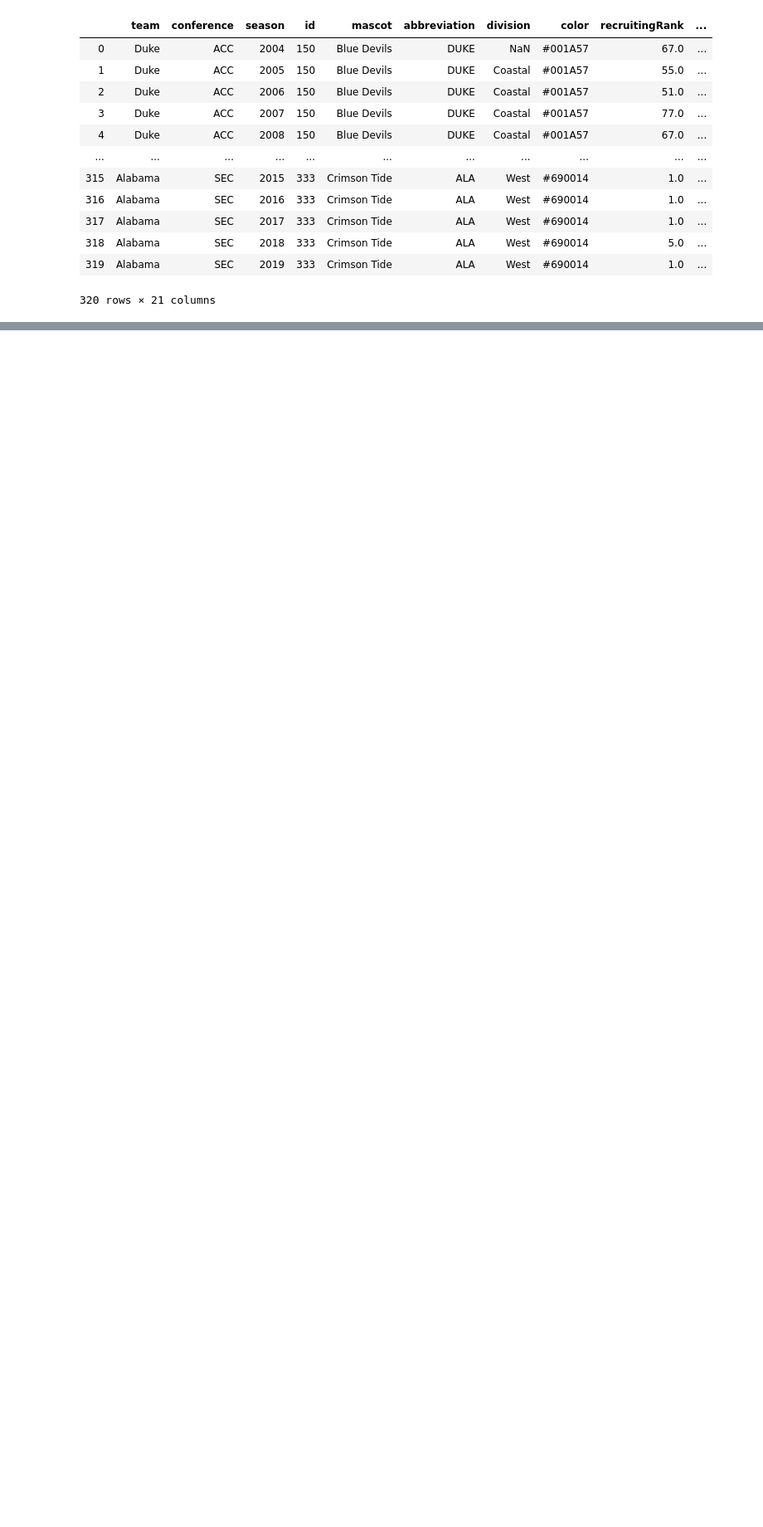
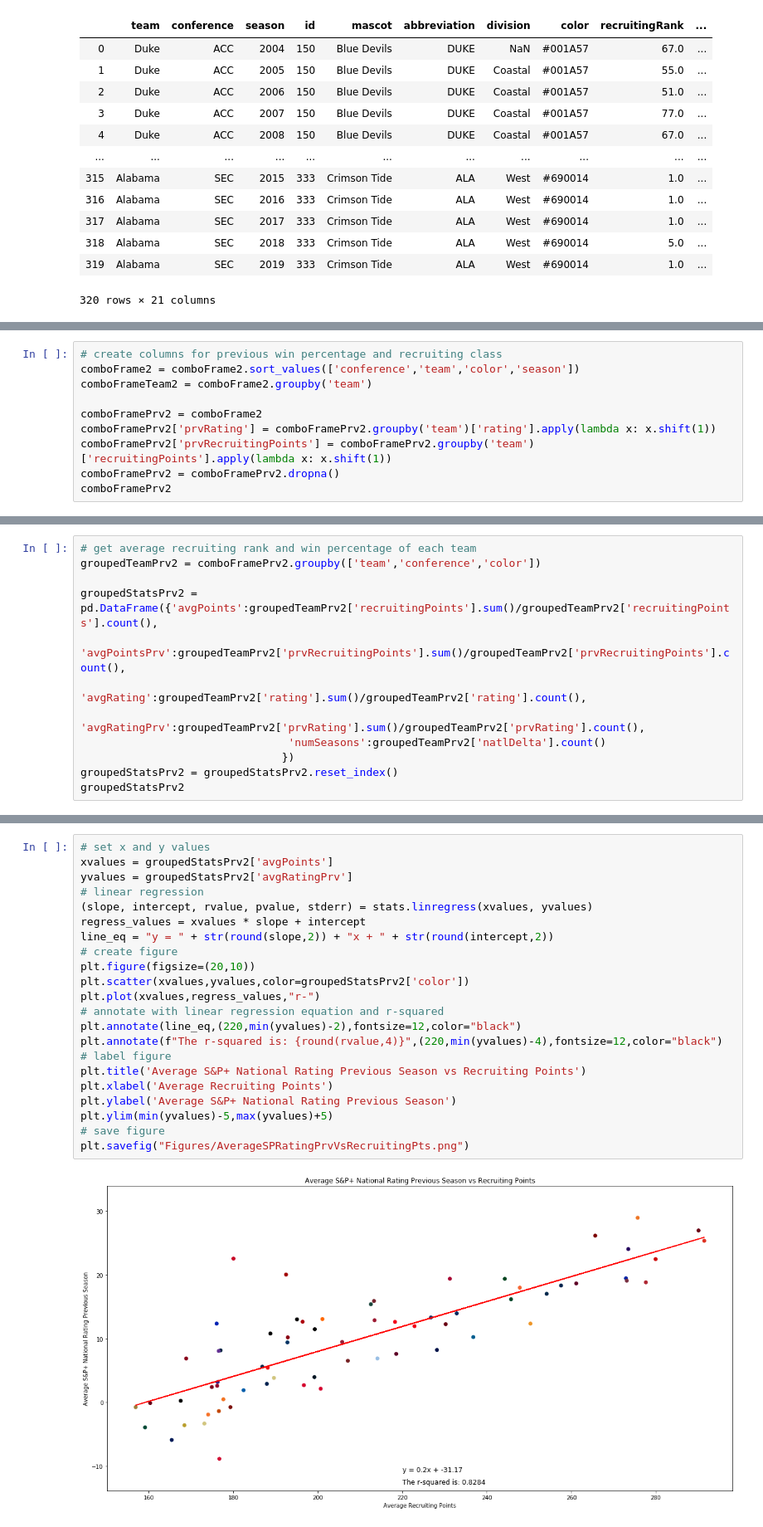
Before and after one commit to bdowd91/Project-1, a Jupyter notebook: recruitingAnalysis.ipynb, the cells around one changed output, grey strips where cells are left out. Shown at 83% size. Saved outputs shown, nothing was run; the diff lists cells and outputs as text; blank space fills up the shorter version.

```diff
--- a/recruitingAnalysis.ipynb
+++ b/recruitingAnalysis.ipynb
@@ -358,0 +493,10 @@ Done with SEC
+# %%
+# create columns for previous win percentage and recruiting class
+comboFrame2 = comboFrame2.sort_values(['conference','team','color','season'])
+comboFrameTeam2 = comboFrame2.groupby('team')
+
+comboFramePrv2 = comboFrame2
+comboFramePrv2['prvRating'] = comboFramePrv2.groupby('team')['rating'].apply(lambda x: x.shift(1))
+comboFramePrv2['prvRecruitingPoints'] = comboFramePrv2.groupby('team')['recruitingPoints'].apply(lambda x: x.shift(1))
+comboFramePrv2 = comboFramePrv2.dropna()
+comboFramePrv2
@@ -358,0 +517,12 @@ Done with SEC
+# %%
+# get average recruiting rank and win percentage of each team
+groupedTeamPrv2 = comboFramePrv2.groupby(['team','conference','color'])
+
+groupedStatsPrv2 = pd.DataFrame({'avgPoints':groupedTeamPrv2['recruitingPoints'].sum()/groupedTeamPrv2['recruitingPoints'].count(),
+                                'avgPointsPrv':groupedTeamPrv2['prvRecruitingPoints'].sum()/groupedTeamPrv2['prvRecruitingPoints'].count(),
+                                'avgRating':groupedTeamPrv2['rating'].sum()/groupedTeamPrv2['rating'].count(),
+                                'avgRatingPrv':groupedTeamPrv2['prvRating'].sum()/groupedTeamPrv2['prvRating'].count(),
+                                'numSeasons':groupedTeamPrv2['natlDelta'].count()
+                               })
+groupedStatsPrv2 = groupedStatsPrv2.reset_index()
+groupedStatsPrv2
@@ -358,0 +545,24 @@ Done with SEC
+# %%
+# set x and y values
+xvalues = groupedStatsPrv2['avgPoints']
+yvalues = groupedStatsPrv2['avgRatingPrv']
+# linear regression
+(slope, intercept, rvalue, pvalue, stderr) = stats.linregress(xvalues, yvalues)
+regress_values = xvalues * slope + intercept
+line_eq = "y = " + str(round(slope,2)) + "x + " + str(round(intercept,2))
+# create figure
+plt.figure(figsize=(20,10))
+plt.scatter(xvalues,yvalues,color=groupedStatsPrv2['color'])
+plt.plot(xvalues,regress_values,"r-")
+# annotate with linear regression equation and r-squared
+plt.annotate(line_eq,(220,min(yvalues)-2),fontsize=12,color="black")
+plt.annotate(f"The r-squared is: {round(rvalue,4)}",(220,min(yvalues)-4),fontsize=12,color="black")
+# label figure
+plt.title('Average S&P+ National Rating Previous Season vs Recruiting Points')
+plt.xlabel('Average Recruiting Points')
+plt.ylabel('Average S&P+ National Rating Previous Season')
+plt.ylim(min(yvalues)-5,max(yvalues)+5)
+# save figure
+plt.savefig("Figures/AverageSPRatingPrvVsRecruitingPts.png")
+# %% [output]
+[figure, added]
```
Also changed, not shown: parts of 27 cells of this notebook, 1 other file.
